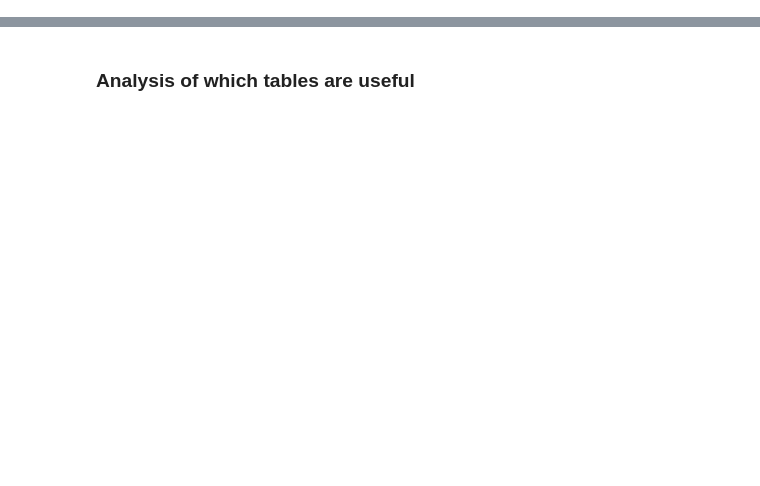
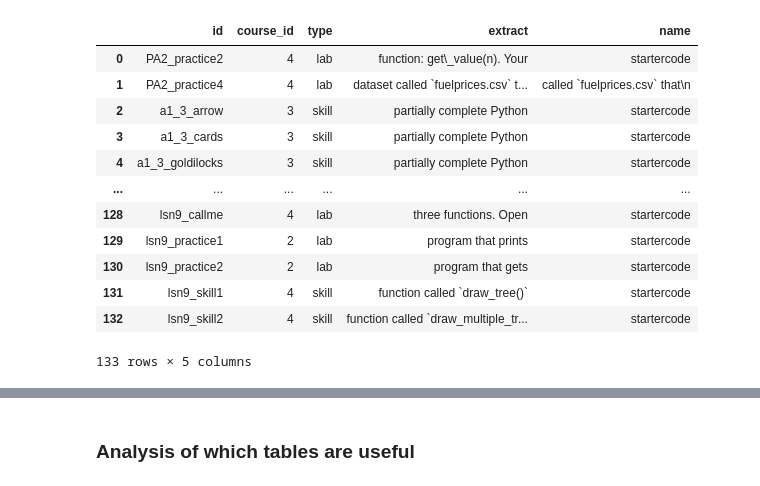
Before and after one commit to KoutchemeCharles/learnlab2023, a Jupyter notebook: notebooks/data_cleaning.ipynb, the cells around one changed output, grey strips where cells are left out. Saved outputs shown, nothing was run; the diff lists cells and outputs as text; code cells hidden in the pictures; blank space fills up the shorter version.

```diff
--- a/notebooks/data_cleaning.ipynb
+++ b/notebooks/data_cleaning.ipynb
@@ -93,0 +142,17 @@ AttributeError: module '__main__' has no attribute '__file__'
+# %%
+missing_data_df = missing_data_df[["id", "course_id", "type", "extract", "name"]]
+missing_data_df
+# %% [output]
+|  | id | course_id | type | extract | name |
+| 0 | PA2_practice2 | 4 | lab | function: get\_value(n). Your | startercode |
+| 1 | PA2_practice4 | 4 | lab | dataset called `fuelprices.csv` t... | called `fuelprices.csv` that\n |
+| 2 | a1_3_arrow | 3 | skill | partially complete Python | startercode |
+| 3 | a1_3_cards | 3 | skill | partially complete Python | startercode |
+| 4 | a1_3_goldilocks | 3 | skill | partially complete Python | startercode |
+| ... | ... | ... | ... | ... | ... |
+| 128 | lsn9_callme | 4 | lab | three functions. Open | startercode |
+| 129 | lsn9_practice1 | 2 | lab | program that prints | startercode |
+| 130 | lsn9_practice2 | 2 | lab | program that gets | startercode |
+| 131 | lsn9_skill1 | 4 | skill | function called `draw_tree()` | startercode |
+| 132 | lsn9_skill2 | 4 | skill | function called `draw_multiple_tr... | startercode |
+133 rows × 5 columns
```
Also changed, not shown: parts of 15 cells of this notebook, 3 other files.
